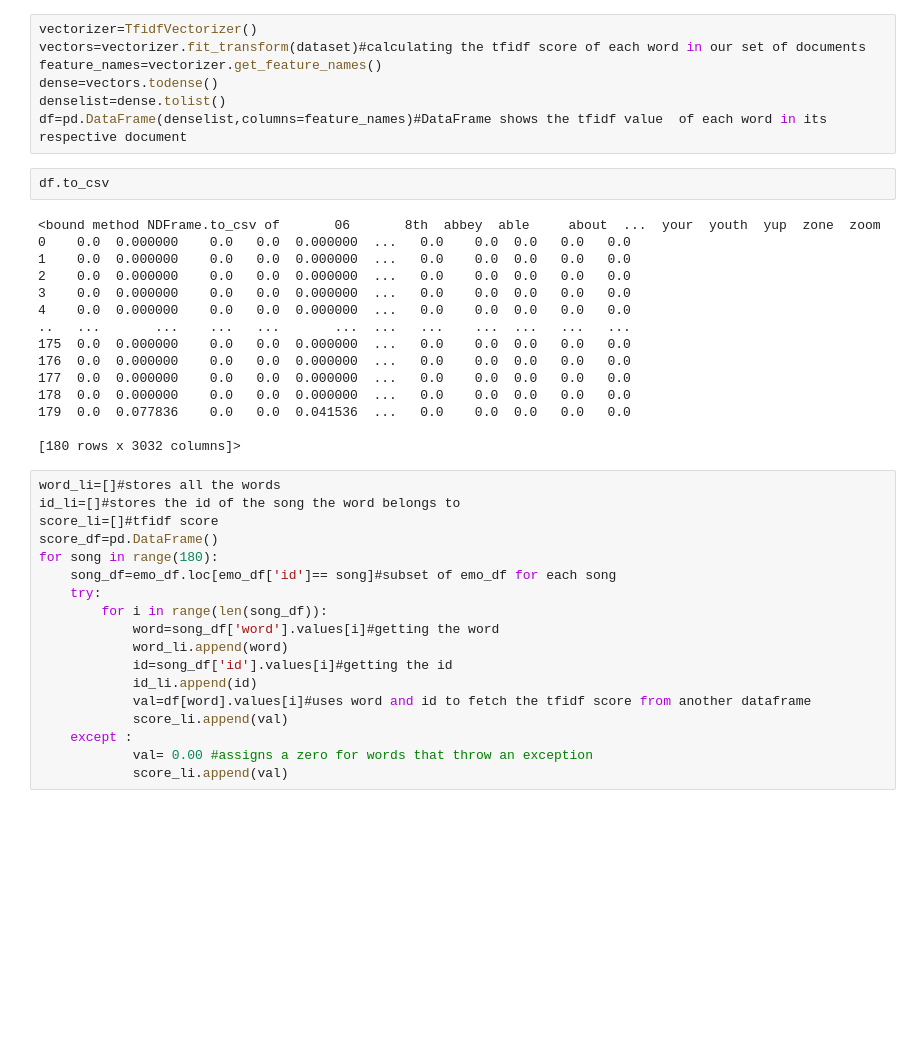
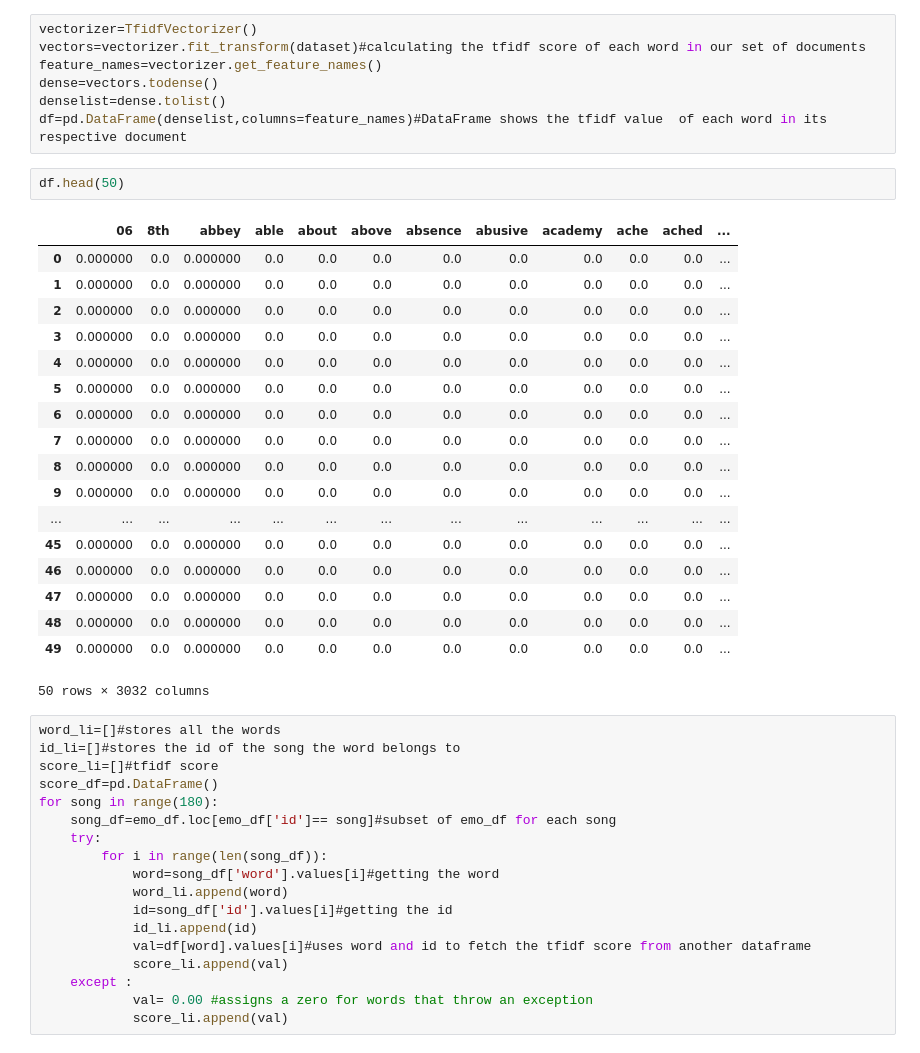
Before and after one commit to Gail529/Recommendation-system, a Jupyter notebook: tfidf_song.ipynb, the cells around one changed output. Cells and saved outputs as stored; diff of their text form; blank space fills up the shorter version.

```diff
--- a/tfidf_song.ipynb
+++ b/tfidf_song.ipynb
@@ -55,23 +37,27 @@ feature_names=vectorizer.get_feature_names()
 dense=vectors.todense()
 denselist=dense.tolist()
 df=pd.DataFrame(denselist,columns=feature_names)#DataFrame shows the tfidf value  of each word in its respective document
-# %%
-df.to_csv
-# %% [output]
-<bound method NDFrame.to_csv of       06       8th  abbey  able     about  ...  your  youth  yup  zone  zoom
-0    0.0  0.000000    0.0   0.0  0.000000  ...   0.0    0.0  0.0   0.0   0.0
-1    0.0  0.000000    0.0   0.0  0.000000  ...   0.0    0.0  0.0   0.0   0.0
-2    0.0  0.000000    0.0   0.0  0.000000  ...   0.0    0.0  0.0   0.0   0.0
-3    0.0  0.000000    0.0   0.0  0.000000  ...   0.0    0.0  0.0   0.0   0.0
-4    0.0  0.000000    0.0   0.0  0.000000  ...   0.0    0.0  0.0   0.0   0.0
-..   ...       ...    ...   ...       ...  ...   ...    ...  ...   ...   ...
-175  0.0  0.000000    0.0   0.0  0.000000  ...   0.0    0.0  0.0   0.0   0.0
-176  0.0  0.000000    0.0   0.0  0.000000  ...   0.0    0.0  0.0   0.0   0.0
-177  0.0  0.000000    0.0   0.0  0.000000  ...   0.0    0.0  0.0   0.0   0.0
-178  0.0  0.000000    0.0   0.0  0.000000  ...   0.0    0.0  0.0   0.0   0.0
-179  0.0  0.077836    0.0   0.0  0.041536  ...   0.0    0.0  0.0   0.0   0.0
-
-[180 rows x 3032 columns]>
+# %%
+df.head(50)
+# %% [output]
+|  | 06 | 8th | abbey | able | about | above | absence | abusive | academy | ache | ached | ... |
+| 0 | 0.000000 | 0.0 | 0.000000 | 0.0 | 0.0 | 0.0 | 0.0 | 0.0 | 0.0 | 0.0 | 0.0 | ... |
+| 1 | 0.000000 | 0.0 | 0.000000 | 0.0 | 0.0 | 0.0 | 0.0 | 0.0 | 0.0 | 0.0 | 0.0 | ... |
+| 2 | 0.000000 | 0.0 | 0.000000 | 0.0 | 0.0 | 0.0 | 0.0 | 0.0 | 0.0 | 0.0 | 0.0 | ... |
+| 3 | 0.000000 | 0.0 | 0.000000 | 0.0 | 0.0 | 0.0 | 0.0 | 0.0 | 0.0 | 0.0 | 0.0 | ... |
+| 4 | 0.000000 | 0.0 | 0.000000 | 0.0 | 0.0 | 0.0 | 0.0 | 0.0 | 0.0 | 0.0 | 0.0 | ... |
+| 5 | 0.000000 | 0.0 | 0.000000 | 0.0 | 0.0 | 0.0 | 0.0 | 0.0 | 0.0 | 0.0 | 0.0 | ... |
+| 6 | 0.000000 | 0.0 | 0.000000 | 0.0 | 0.0 | 0.0 | 0.0 | 0.0 | 0.0 | 0.0 | 0.0 | ... |
+| 7 | 0.000000 | 0.0 | 0.000000 | 0.0 | 0.0 | 0.0 | 0.0 | 0.0 | 0.0 | 0.0 | 0.0 | ... |
+| 8 | 0.000000 | 0.0 | 0.000000 | 0.0 | 0.0 | 0.0 | 0.0 | 0.0 | 0.0 | 0.0 | 0.0 | ... |
+| 9 | 0.000000 | 0.0 | 0.000000 | 0.0 | 0.0 | 0.0 | 0.0 | 0.0 | 0.0 | 0.0 | 0.0 | ... |
+| ... | ... | ... | ... | ... | ... | ... | ... | ... | ... | ... | ... | ... |
+| 45 | 0.000000 | 0.0 | 0.000000 | 0.0 | 0.0 | 0.0 | 0.0 | 0.0 | 0.0 | 0.0 | 0.0 | ... |
+| 46 | 0.000000 | 0.0 | 0.000000 | 0.0 | 0.0 | 0.0 | 0.0 | 0.0 | 0.0 | 0.0 | 0.0 | ... |
+| 47 | 0.000000 | 0.0 | 0.000000 | 0.0 | 0.0 | 0.0 | 0.0 | 0.0 | 0.0 | 0.0 | 0.0 | ... |
+| 48 | 0.000000 | 0.0 | 0.000000 | 0.0 | 0.0 | 0.0 | 0.0 | 0.0 | 0.0 | 0.0 | 0.0 | ... |
+| 49 | 0.000000 | 0.0 | 0.000000 | 0.0 | 0.0 | 0.0 | 0.0 | 0.0 | 0.0 | 0.0 | 0.0 | ... |
+50 rows × 3032 columns
 # %%
 word_li=[]#stores all the words
 id_li=[]#stores the id of the song the word belongs to
```
Also changed, not shown: parts of 6 cells of this notebook.
